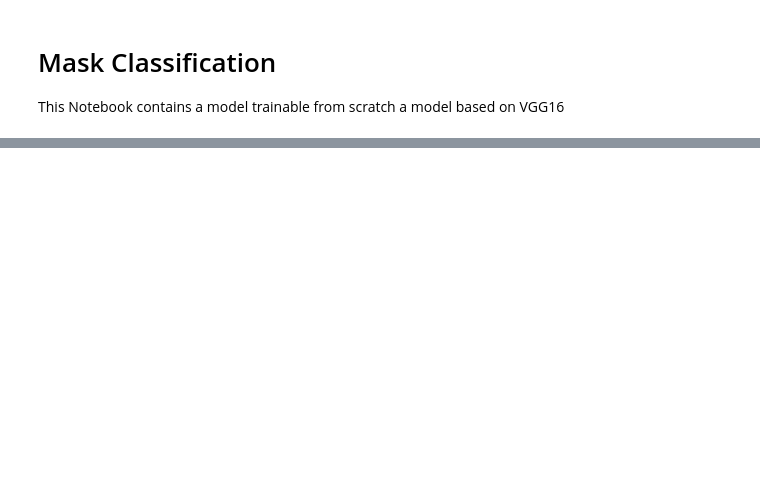
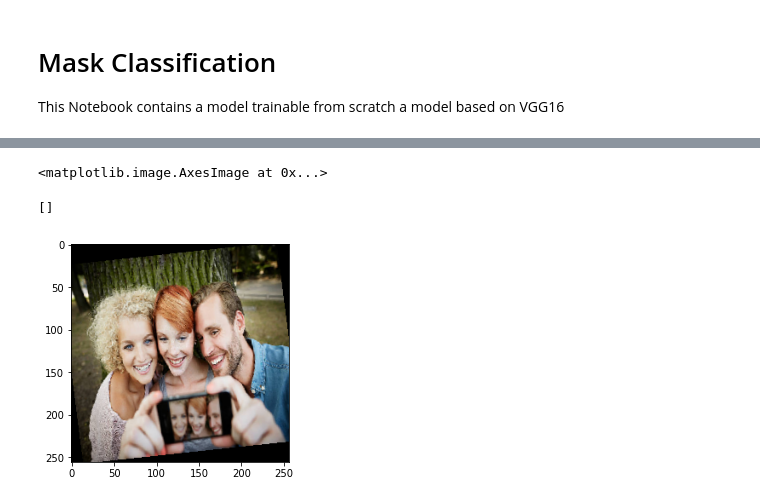
Before and after one commit to giovannidispoto/AN2DL-homeworks, a Jupyter notebook: image-classification/mask-train.ipynb, the cells around one changed output, grey strips where cells are left out. Saved outputs shown, nothing was run; the diff lists cells and outputs as text; code cells hidden in the pictures; blank space fills up the shorter version.

```diff
--- a/image-classification/mask-train.ipynb
+++ b/image-classification/mask-train.ipynb
@@ -14,4 +14,6 @@ SEED = 1234
 tf.random.set_seed(SEED)
 
 cwd = os.getcwd();
+# %%
+GC = False
 # %%
@@ -259,3 +315,16 @@ if early_stop:
+# %%
+iterator2 = iter(valid_dataset)
+augmented_img, target = next(iterator2)
+augmented_img = np.array(augmented_img[0]) # First element
+augmented_img = augmented_img * 255  # denormalize
+
+plt.imshow(np.uint8(augmented_img))
+#fig.canvas.draw()
+plt.plot()
+# %% [output]
+<matplotlib.image.AxesImage at 0x...>
+[]
+[figure, added]
 # %%
 model.fit(x=train_dataset,
           epochs=30,  #### set repeat in training dataset
```
Also changed, not shown: parts of 8 cells of this notebook, 2 other files.
